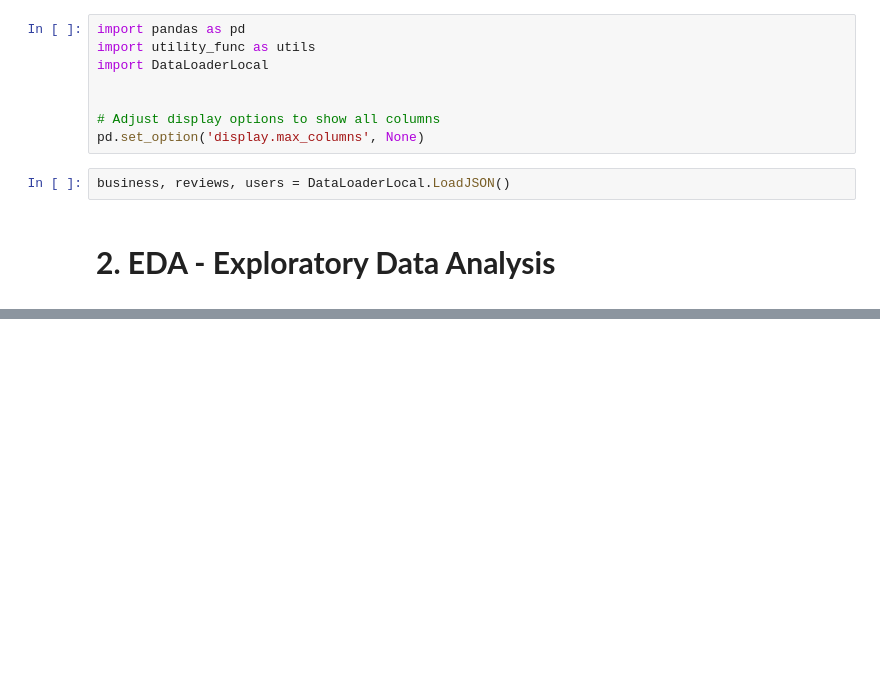
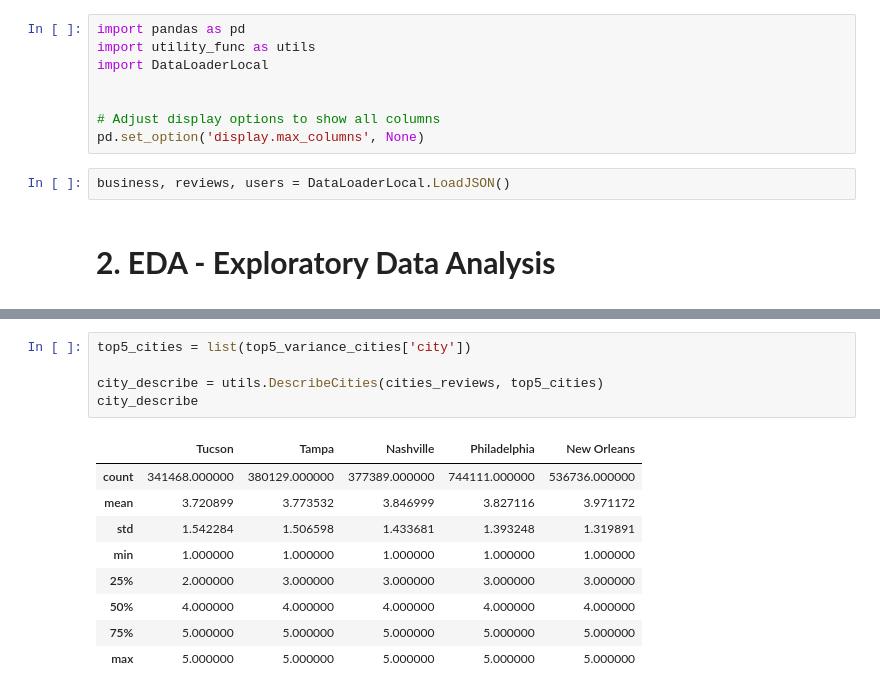
Before and after one commit to PPortela00/Recommendation-System---, a Jupyter notebook: notebook.ipynb, the cells around one changed output, grey strips where cells are left out. Saved outputs shown, nothing was run; the diff lists cells and outputs as text; blank space fills up the shorter version.

```diff
--- a/notebook.ipynb
+++ b/notebook.ipynb
@@ -115,0 +69,15 @@ array([[<Axes: title={'center': 'stars'}>]], dtype=object)
+# %%
+top5_cities = list(top5_variance_cities['city'])
+
+city_describe = utils.DescribeCities(cities_reviews, top5_cities)
+city_describe
+# %% [output]
+|  | Tucson | Tampa | Nashville | Philadelphia | New Orleans |
+| count | 341468.000000 | 380129.000000 | 377389.000000 | 744111.000000 | 536736.000000 |
+| mean | 3.720899 | 3.773532 | 3.846999 | 3.827116 | 3.971172 |
+| std | 1.542284 | 1.506598 | 1.433681 | 1.393248 | 1.319891 |
+| min | 1.000000 | 1.000000 | 1.000000 | 1.000000 | 1.000000 |
+| 25% | 2.000000 | 3.000000 | 3.000000 | 3.000000 | 3.000000 |
+| 50% | 4.000000 | 4.000000 | 4.000000 | 4.000000 | 4.000000 |
+| 75% | 5.000000 | 5.000000 | 5.000000 | 5.000000 | 5.000000 |
+| max | 5.000000 | 5.000000 | 5.000000 | 5.000000 | 5.000000 |
```
Also changed, not shown: parts of 8 cells of this notebook, 1 other file.
